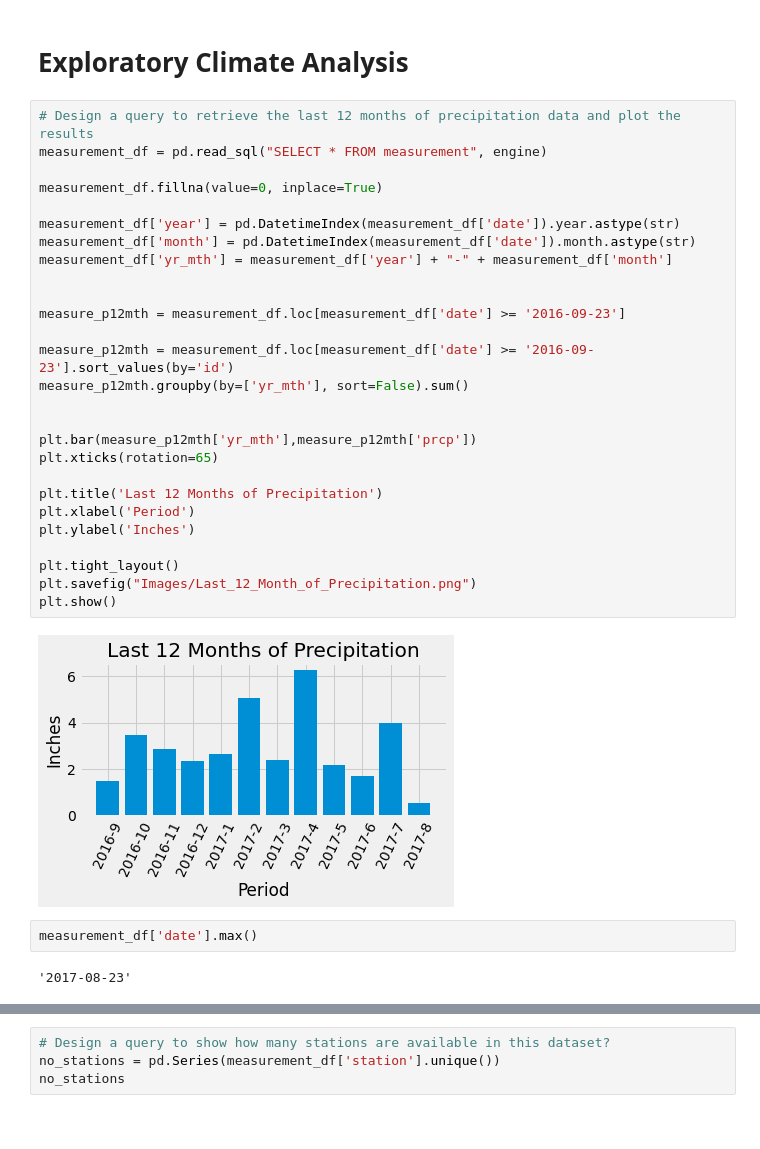
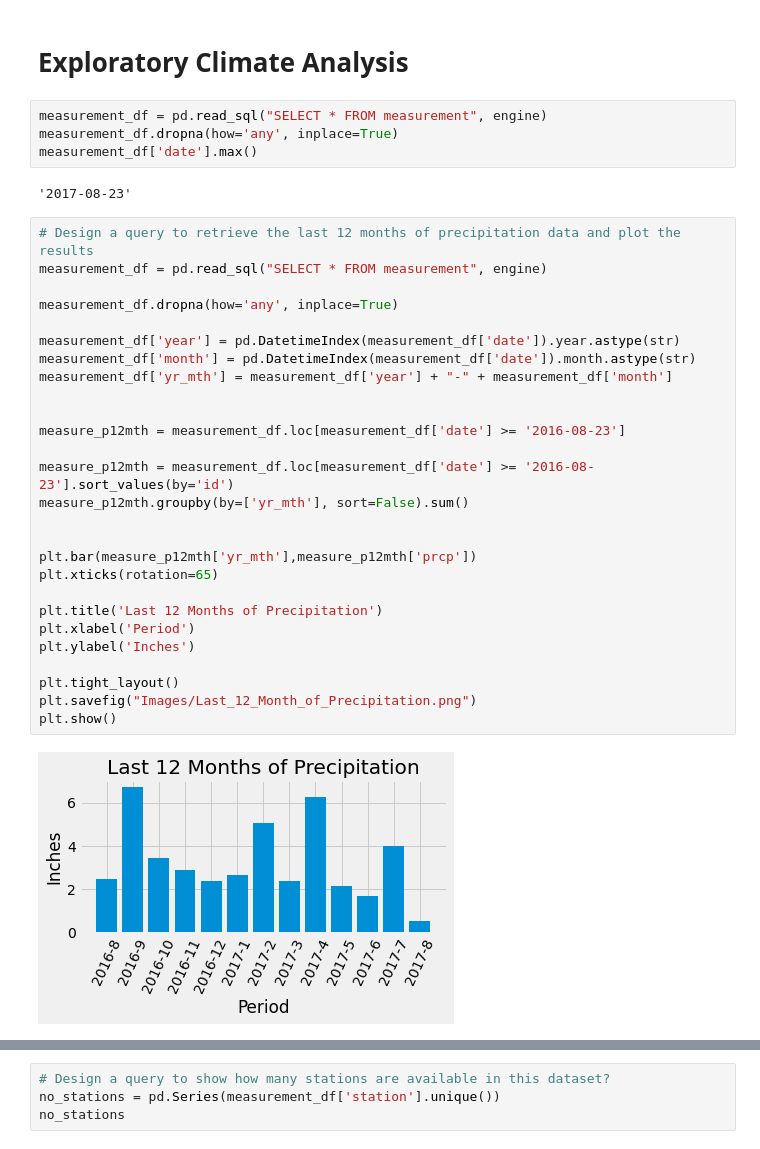
Before and after one commit to clmatherson/sqlalchemy-challenge, a Jupyter notebook: climate_starter.ipynb, the cells around one changed output, grey strips where cells are left out. Saved outputs shown, nothing was run; the diff lists cells and outputs as text.

```diff
--- a/climate_starter.ipynb
+++ b/climate_starter.ipynb
@@ -43,38 +43,40 @@ from sqlalchemy.orm import Session
 session = Session(bind=engine)
 # %% [markdown]
 # Exploratory Climate Analysis
+# %%
+measurement_df = pd.read_sql("SELECT * FROM measurement", engine)
+measurement_df.dropna(how='any', inplace=True)
+measurement_df['date'].max()
+# %% [output]
+'2017-08-23'
 # %%
 # Design a query to retrieve the last 12 months of precipitation data and plot the results
 measurement_df = pd.read_sql("SELECT * FROM measurement", engine)
 
-measurement_df.fillna(value=0, inplace=True)
+measurement_df.dropna(how='any', inplace=True)
 
 measurement_df['year'] = pd.DatetimeIndex(measurement_df['date']).year.astype(str)
 measurement_df['month'] = pd.DatetimeIndex(measurement_df['date']).month.astype(str)
 measurement_df['yr_mth'] = measurement_df['year'] + "-" + measurement_df['month']
 
 
-measure_p12mth = measurement_df.loc[measurement_df['date'] >= '2016-09-23']
+measure_p12mth = measurement_df.loc[measurement_df['date'] >= '2016-08-23']
 
-measure_p12mth = measurement_df.loc[measurement_df['date'] >= '2016-09-23'].sort_values(by='id')
+measure_p12mth = measurement_df.loc[measurement_df['date'] >= '2016-08-23'].sort_values(by='id')
 measure_p12mth.groupby(by=['yr_mth'], sort=False).sum()
 
 
 plt.bar(measure_p12mth['yr_mth'],measure_p12mth['prcp'])
 plt.xticks(rotation=65)
 
 plt.title('Last 12 Months of Precipitation')
 plt.xlabel('Period')
 plt.ylabel('Inches')
 
 plt.tight_layout()
 plt.savefig("Images/Last_12_Month_of_Precipitation.png")
 plt.show()
 # %% [output]
-[figure, old version]
+[figure, new version]
-# %%
-measurement_df['date'].max()
-# %% [output]
-'2017-08-23'
 # %%
 # Design a query to retrieve the last 12 months of precipitation data and plot the results
```
Also changed, not shown: parts of 9 cells of this notebook, 4 other files.
